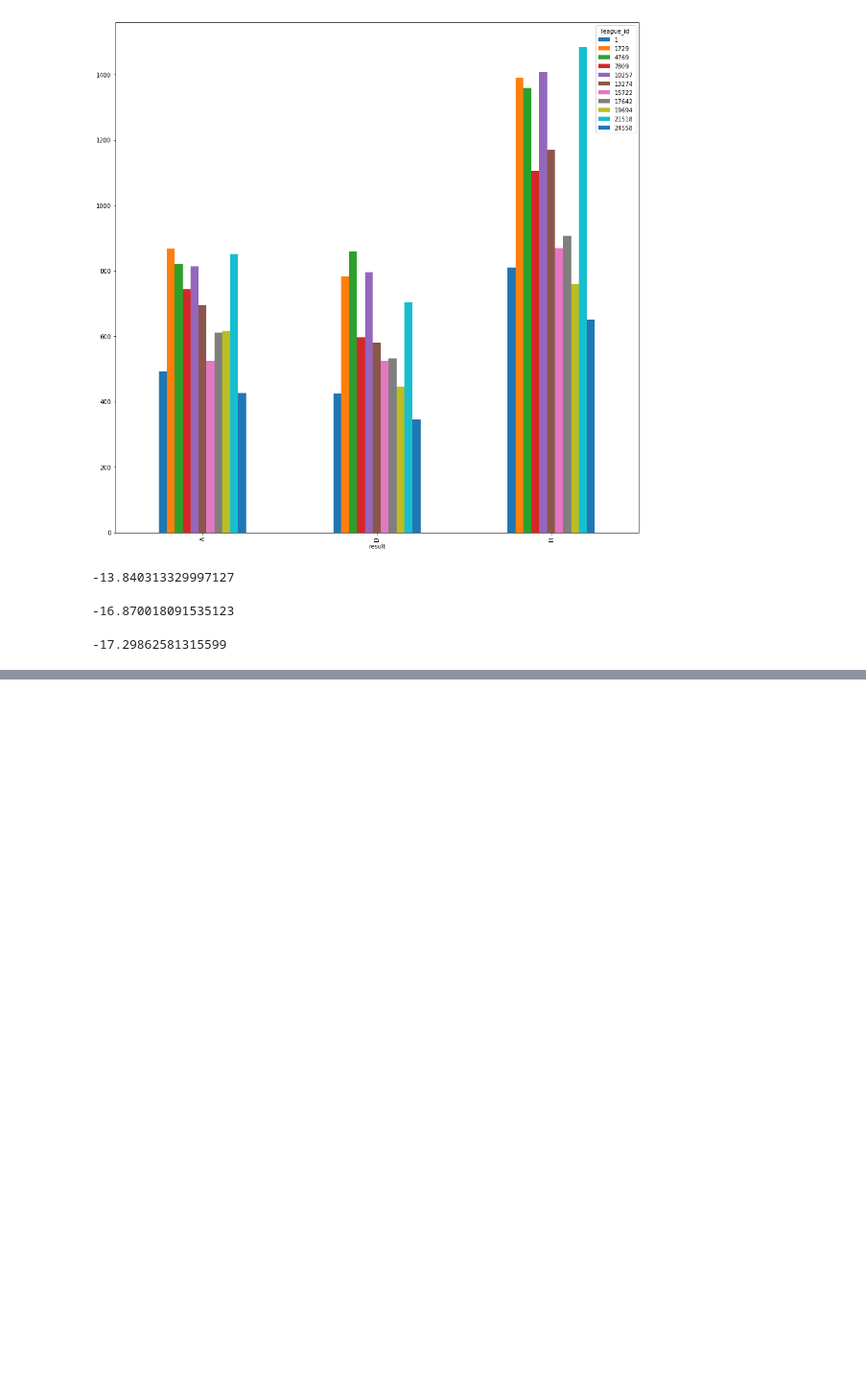
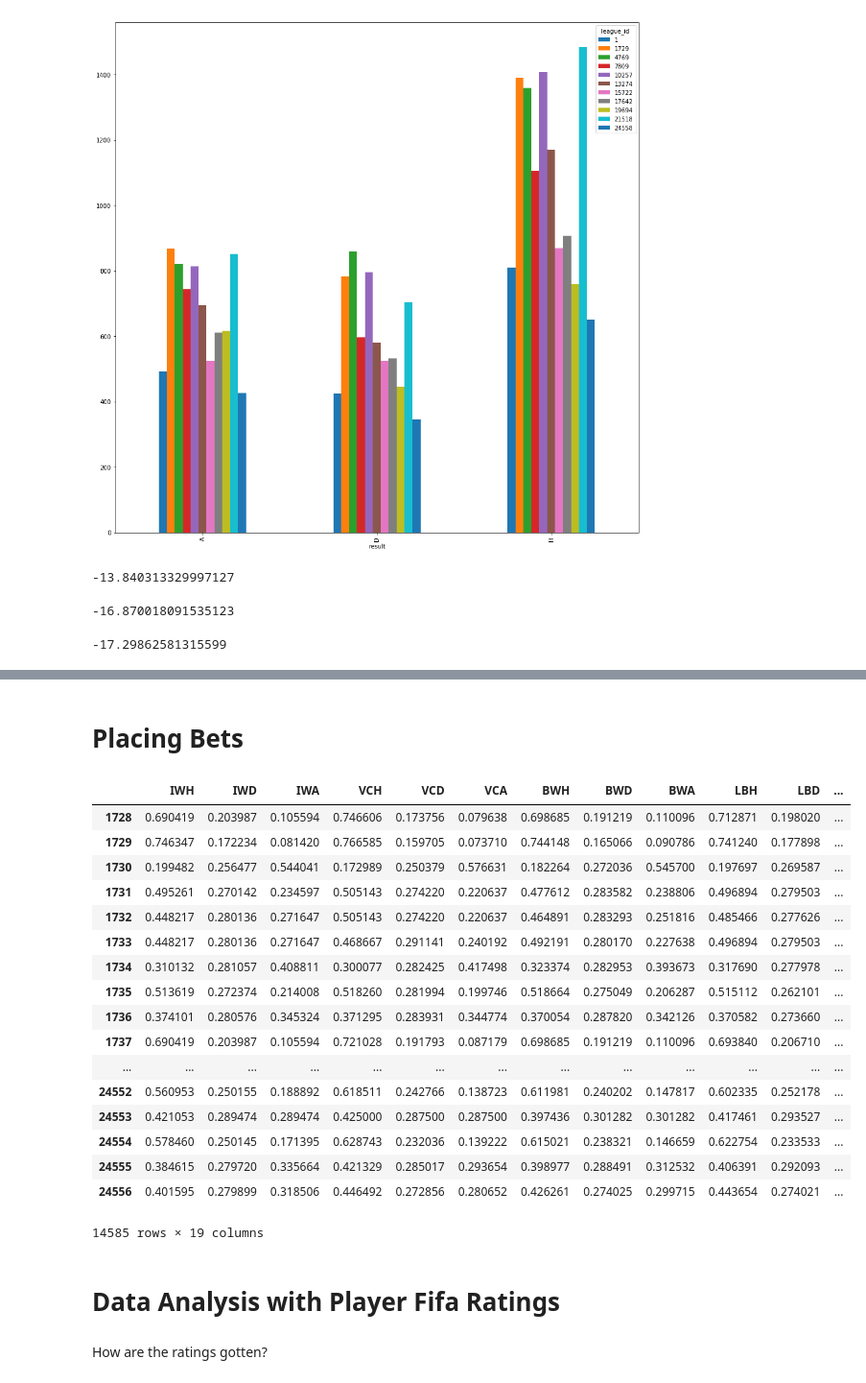
Before and after one commit to rfm2274/Soccer, a Jupyter notebook: Soccer Betting.ipynb, the cells around one changed output, grey strips where cells are left out. Shown at 96% size. Cells and saved outputs as stored; diff of their text form; code cells hidden in the pictures; blank space fills up the shorter version.

```diff
--- a/Soccer Betting.ipynb
+++ b/Soccer Betting.ipynb
@@ -110,0 +98,5 @@ total_return_draw
+# %%
+
+good_leagues = [1729,4769,7809,10257,21518]
+good_matches = matches[matches.league_id.isin(good_leagues)]
+good_matches.iloc[0].date
@@ -110,0 +117,13 @@ total_return_draw
+# %%
+def get_good_bookies():
+    bookies = get_all_bookies()
+    good_bookies = []
+    for bookie in bookies:
+        name = bookie+'H'
+        null = (good_matches[pd.isnull(good_matches[name]) == True])
+        num_null = null['id'].count()
+        if num_null < 100:
+            good_bookies.append(bookie)
+    return good_bookies
+
+get_good_bookies()
@@ -182,6 +203,13 @@ def get_probabilities(odds):
         probs.loc[key+'D'] = draw_prob / total_prob
         probs.loc[key+'A'] = away_prob / total_prob
     return probs
+# %%
+def get_all_probs(match,bookies):
+
+    odds = get_odds(match,bookies)
+    probs = get_probabilities(odds)
+    probs.loc['match_api_id'] = match.match_api_id
+    return probs
 # %%
 def get_result_for_merge(match):
     result = pd.Series()
@@ -196,12 +224,5 @@ def get_result_for_merge(match):
     else:
         result.loc['result'] = 'A'
     return result
-# %%
-def get_all_probs(match):
-    all_bookies = get_all_bookies()
-    odds = get_odds(match,all_bookies)
-    probs = get_probabilities(odds)
-    probs.loc['match_api_id'] = match.match_api_id
-    return probs
 # %%
 def get_match_data(match,matches,n =10):
@@ -375,3 +403,31 @@ model.best_score_, model.best_params_
+# %% [markdown]
+<h1>Placing Bets </h1>
+# %%
+book = get_good_bookies()
+bookie_probs = good_matches.apply(lambda x: get_all_probs(x,book),axis=1)
+# %% [output]
+|  | IWH | IWD | IWA | VCH | VCD | VCA | BWH | BWD | BWA | LBH | LBD | ... |
+| 1728 | 0.690419 | 0.203987 | 0.105594 | 0.746606 | 0.173756 | 0.079638 | 0.698685 | 0.191219 | 0.110096 | 0.712871 | 0.198020 | ... |
+| 1729 | 0.746347 | 0.172234 | 0.081420 | 0.766585 | 0.159705 | 0.073710 | 0.744148 | 0.165066 | 0.090786 | 0.741240 | 0.177898 | ... |
+| 1730 | 0.199482 | 0.256477 | 0.544041 | 0.172989 | 0.250379 | 0.576631 | 0.182264 | 0.272036 | 0.545700 | 0.197697 | 0.269587 | ... |
+| 1731 | 0.495261 | 0.270142 | 0.234597 | 0.505143 | 0.274220 | 0.220637 | 0.477612 | 0.283582 | 0.238806 | 0.496894 | 0.279503 | ... |
+| 1732 | 0.448217 | 0.280136 | 0.271647 | 0.505143 | 0.274220 | 0.220637 | 0.464891 | 0.283293 | 0.251816 | 0.485466 | 0.277626 | ... |
+| 1733 | 0.448217 | 0.280136 | 0.271647 | 0.468667 | 0.291141 | 0.240192 | 0.492191 | 0.280170 | 0.227638 | 0.496894 | 0.279503 | ... |
+| 1734 | 0.310132 | 0.281057 | 0.408811 | 0.300077 | 0.282425 | 0.417498 | 0.323374 | 0.282953 | 0.393673 | 0.317690 | 0.277978 | ... |
+| 1735 | 0.513619 | 0.272374 | 0.214008 | 0.518260 | 0.281994 | 0.199746 | 0.518664 | 0.275049 | 0.206287 | 0.515112 | 0.262101 | ... |
+| 1736 | 0.374101 | 0.280576 | 0.345324 | 0.371295 | 0.283931 | 0.344774 | 0.370054 | 0.287820 | 0.342126 | 0.370582 | 0.273660 | ... |
+| 1737 | 0.690419 | 0.203987 | 0.105594 | 0.721028 | 0.191793 | 0.087179 | 0.698685 | 0.191219 | 0.110096 | 0.693840 | 0.206710 | ... |
+| ... | ... | ... | ... | ... | ... | ... | ... | ... | ... | ... | ... | ... |
+| 24552 | 0.560953 | 0.250155 | 0.188892 | 0.618511 | 0.242766 | 0.138723 | 0.611981 | 0.240202 | 0.147817 | 0.602335 | 0.252178 | ... |
+| 24553 | 0.421053 | 0.289474 | 0.289474 | 0.425000 | 0.287500 | 0.287500 | 0.397436 | 0.301282 | 0.301282 | 0.417461 | 0.293527 | ... |
+| 24554 | 0.578460 | 0.250145 | 0.171395 | 0.628743 | 0.232036 | 0.139222 | 0.615021 | 0.238321 | 0.146659 | 0.622754 | 0.233533 | ... |
+| 24555 | 0.384615 | 0.279720 | 0.335664 | 0.421329 | 0.285017 | 0.293654 | 0.398977 | 0.288491 | 0.312532 | 0.406391 | 0.292093 | ... |
+| 24556 | 0.401595 | 0.279899 | 0.318506 | 0.446492 | 0.272856 | 0.280652 | 0.426261 | 0.274025 | 0.299715 | 0.443654 | 0.274021 | ... |
+14585 rows × 19 columns
+# %% [markdown]
+<h1>Data Analysis with Player Fifa Ratings </h1>
+# %% [markdown]
+How are the ratings gotten?
 # %%
 players = pd.read_sql_query("SELECT * from Player", connection)
 player_attributes = pd.read_sql_query("SELECT * from Player_Attributes", connection)
```
Also changed, not shown: parts of 46 cells of this notebook.
